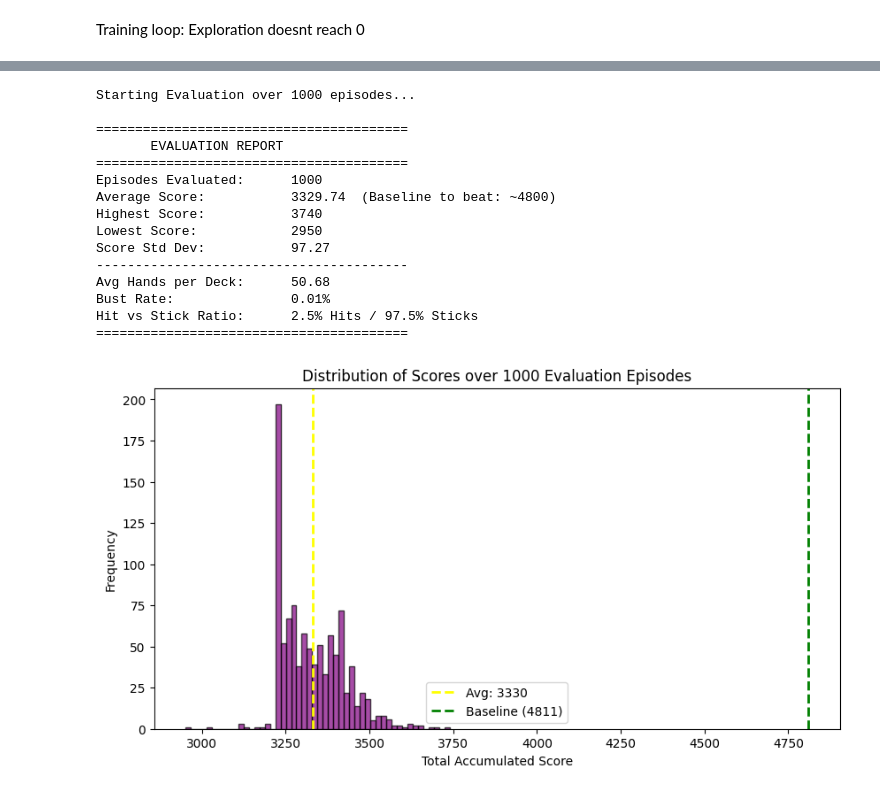
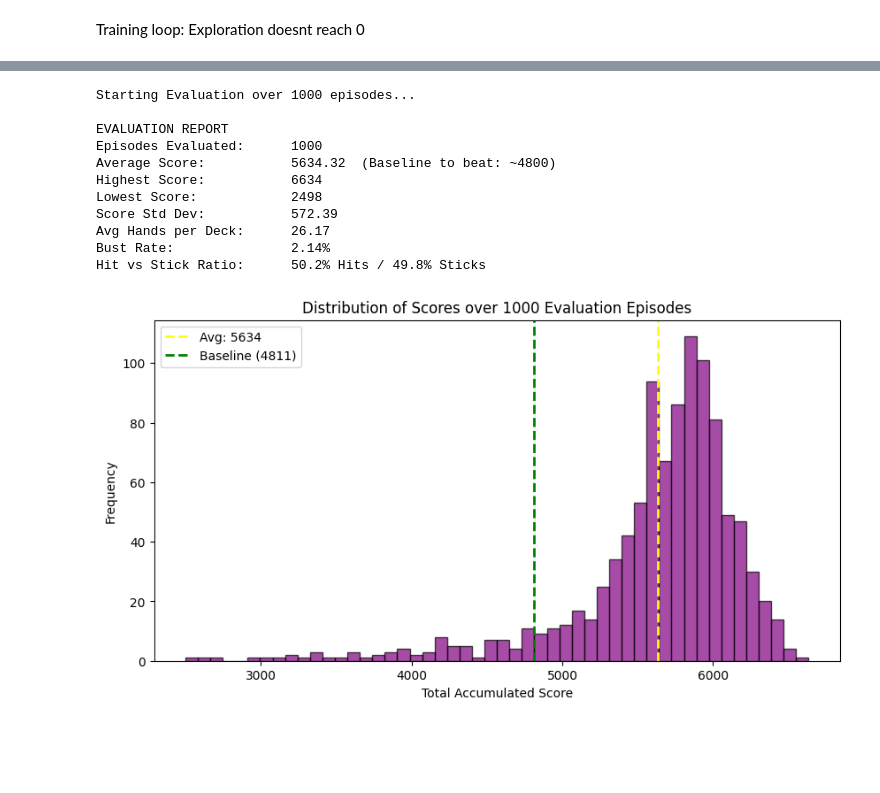
Before and after one commit to kavyavijaysankar/MLiS-RL-Blackjack, a Jupyter notebook: train_finite.ipynb, the cells around one changed output, grey strips where cells are left out. Drawn from its saved outputs; the diff is of its cells as text; code cells hidden in the pictures; blank space fills up the shorter version.

```diff
--- a/train_finite.ipynb
+++ b/train_finite.ipynb
@@ -32,15 +68,24 @@ for episode in range(num_episodes):
         action = agent.get_action(state)
         next_state, reward, done, info = env.step(action)
 
-
-        if info.get("hand_ended", False):
+        if info.get("hand_ended"):
             ep_hands += 1
 
         agent.update(state, action, reward, next_state, done)
         state = next_state
         total_episode_reward += reward
-        agent.decay_epsilon()
+    agent.decay_epsilon()
 
     stats["rewards"].append(total_episode_reward)
     stats["epsilon"].append(agent.epsilon)
     stats["hands_per_episode"].append(ep_hands)
+
+    # Print status every 1000 episodes
+    if (episode + 1) % 1000 == 0:
+        # Optional: Calculate average reward of last 100 episodes for a stable metric
+        recent_avg = np.mean(stats["rewards"][-100:]) if len(stats["rewards"]) >= 100 else total_episode_reward
+
+        print(f"Episode {episode + 1}/{num_episodes} | "
+              f"Reward (Last 100 avg): {recent_avg:.1f} | "
+              f"Epsilon: {agent.epsilon:.4f} | "
+              f"Hands/Deck: {ep_hands}")
@@ -108,6 +159,5 @@ plt.show()
 # %%
-# evaluation phase
-
+# Evaluation (No Exploration)
 n_eval_episodes = 1000
 eval_stats = {
     "scores": [],
@@ -118,91 +168,83 @@ eval_stats = {
     "sticks": 0
 }
 
-# 1. Force Greedy Policy (Disable Exploration)
 original_epsilon = agent.epsilon
 agent.epsilon = 0.0
-
-print(f"Starting Evaluation over {n_eval_episodes} episodes...")
 
 for i in range(n_eval_episodes):
     state = env.reset()
     done = False
-    ep_score = 0
-    ep_hands = 0
+    score = 0
+    h = 0
 
     while not done:
-        # Purely greedy action based on Q-table
         action = agent.get_action(state)
 
-        # Track Action Frequency
+        # Track Actions (for Hit/Stick Ratio)
         if action == 1:
             eval_stats["hits"] += 1
         else:
             eval_stats["sticks"] += 1
 
-        next_state, reward, done, info = env.step(action)
+        state, reward, done, info = env.step(action)
+        score += reward
 
-        # Track Hand Outcomes
-        if info.get("hand_ended", False):
-            ep_hands += 1
+        # Track Hand Outcomes (for Bust Rate & Hands per Deck)
+        if info.get("hand_ended"):
+            h += 1
             eval_stats["total_hands"] += 1
             if info.get("bust", False):
                 eval_stats["busts"] += 1
 
-        state = next_state
-        ep_score += reward
+    # 3. Store Episode Data
+    eval_stats["scores"].append(score)
+    eval_stats["hands_per_episode"].append(h)
 
-    eval_stats["scores"].append(ep_score)
-    eval_stats["hands_per_episode"].append(ep_hands)
-
-# 2. Restore Epsilon (in case you want to continue training later)
+# Restore Epsilon
 agent.epsilon = original_epsilon
 
-# 3. Calculate Aggregates
+# Calculate Aggregates
 avg_score = np.mean(eval_stats["scores"])
 max_score = np.max(eval_stats["scores"])
 min_score = np.min(eval_stats["scores"])
 std_dev = np.std(eval_stats["scores"])
 
 avg_hands = np.mean(eval_stats["hands_per_episode"])
 bust_rate = (eval_stats["busts"] / eval_stats["total_hands"]) * 100 if eval_stats["total_hands"] > 0 else 0
-hit_rate = (eval_stats["hits"] / (eval_stats["hits"] + eval_stats["sticks"])) * 100
+total_actions = eval_stats["hits"] + eval_stats["sticks"]
+hit_rate = (eval_stats["hits"] / total_actions) * 100 if total_actions > 0 else 0
 
 # stats
-print("EVALUATION REPORT")
+print("\nEVALUATION REPORT")
 print(f"Episodes Evaluated:      {n_eval_episodes}")
 print(f"Average Score:           {avg_score:.2f}  (Baseline to beat: ~4800)")
 print(f"Highest Score:           {max_score}")
 print(f"Lowest Score:            {min_score}")
 print(f"Score Std Dev:           {std_dev:.2f}")
 print(f"Avg Hands per Deck:      {avg_hands:.2f}")
 print(f"Bust Rate:               {bust_rate:.2f}%")
 print(f"Hit vs Stick Ratio:      {hit_rate:.1f}% Hits / {100-hit_rate:.1f}% Sticks")
 
-# 5. Visualise Score Distribution
+#Score Distribution
 plt.figure(figsize=(10, 5))
 plt.hist(eval_stats["scores"], bins=50, color='purple', alpha=0.7, edgecolor='black')
 plt.axvline(avg_score, color='yellow', linestyle='dashed', linewidth=2, label=f'Avg: {avg_score:.0f}')
 plt.axvline(4811, color='green', linestyle='dashed', linewidth=2, label='Baseline (4811)')
 plt.title(f"Distribution of Scores over {n_eval_episodes} Evaluation Episodes")
 plt.xlabel("Total Accumulated Score")
 plt.ylabel("Frequency")
 plt.legend()
 plt.show()
 # %% [output]
 Starting Evaluation over 1000 episodes...
 
-========================================
-       EVALUATION REPORT
-========================================
+EVALUATION REPORT
 Episodes Evaluated:      1000
-Average Score:           3329.74  (Baseline to beat: ~4800)
-Highest Score:           3740
-Lowest Score:            2950
-Score Std Dev:           97.27
-----------------------------------------
-Avg Hands per Deck:      50.68
-Bust Rate:               0.01%
-Hit vs Stick Ratio:      2.5% Hits / 97.5% Sticks
-========================================
+Average Score:           5634.32  (Baseline to beat: ~4800)
+Highest Score:           6634
+Lowest Score:            2498
+Score Std Dev:           572.39
+Avg Hands per Deck:      26.17
+Bust Rate:               2.14%
+Hit vs Stick Ratio:      50.2% Hits / 49.8% Sticks
-[figure, old version]
+[figure, new version]
```
Also changed, not shown: parts of 7 cells of this notebook, 1 other file.
